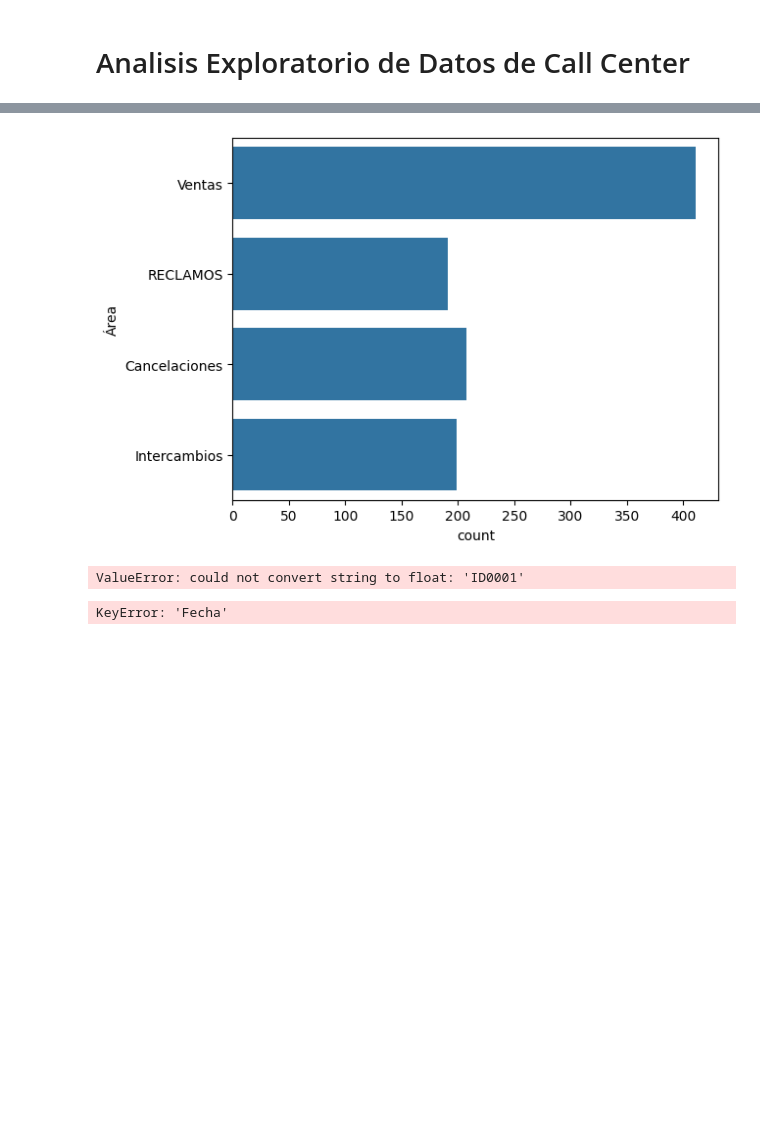
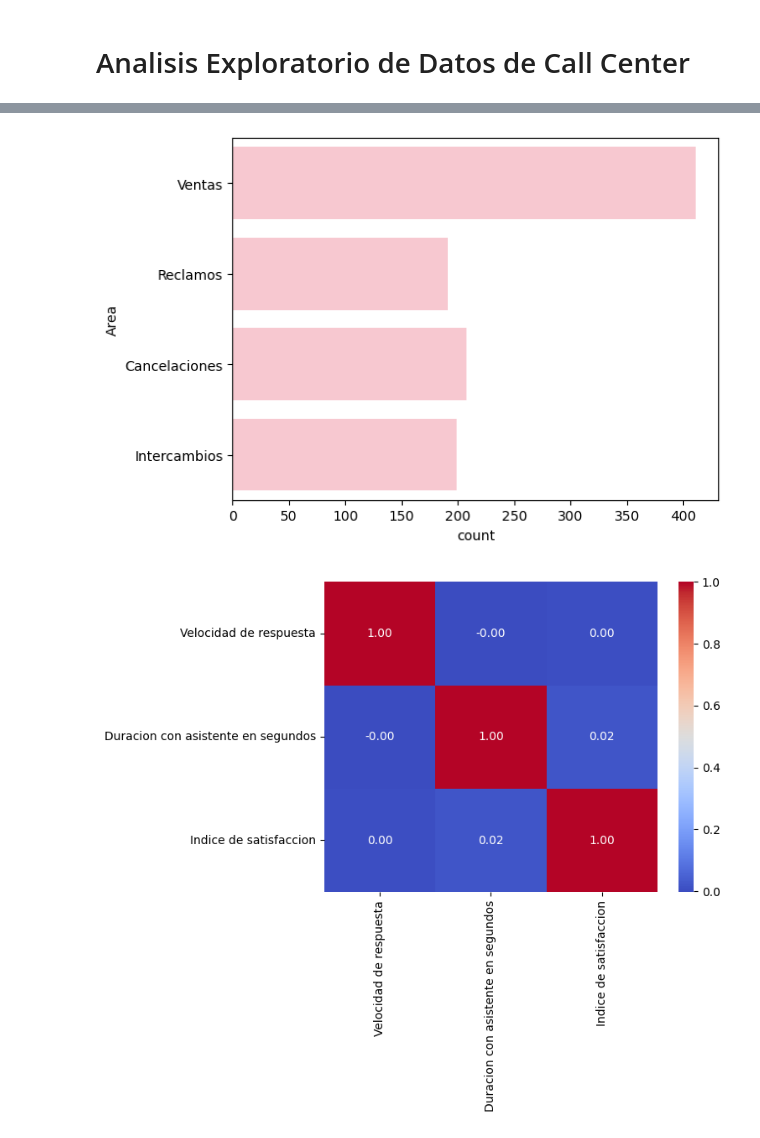
Before and after one commit to zekichi/Dashboard-01, a Jupyter notebook: EDA.ipynb, the cells around one changed output, grey strips where cells are left out. Saved outputs shown, nothing was run; the diff lists cells and outputs as text; code cells hidden in the pictures; blank space fills up the shorter version.

```diff
--- a/EDA.ipynb
+++ b/EDA.ipynb
@@ -68,20 +88,20 @@ plt.show()
 # %%
 # Verificamos valores en columna Área
-sns.countplot(y='Área', data=df)
+sns.countplot(y='Area', data=df, color='pink')
 plt.show()
 # %% [output]
-[figure, old version]
+[figure, new version]
 # %%
-# Verificamos las relaciones
-corr_matrix = df.corr()
+numeric_df = df.select_dtypes(include=[float, int])
+
+# Calcula la matriz de correlación
+corr_matrix = numeric_df.corr()
+
+# Visualiza la matriz de correlación
+import seaborn as sns
+import matplotlib.pyplot as plt
+
 sns.heatmap(corr_matrix, annot=True, cmap='coolwarm', fmt='.2f')
 plt.show()
 # %% [output]
-ValueError: could not convert string to float: 'ID0001'
+[figure, added]
-# %%
-df['Fecha'] = pd.to_datetime(df['Fecha'])
-df.set_index('Fecha', inplace=True)
-df['Área'].plot(figsize=(12, 6))
-plt.show()
-# %% [output]
-KeyError: 'Fecha'
```
Also changed, not shown: parts of 6 cells of this notebook.
